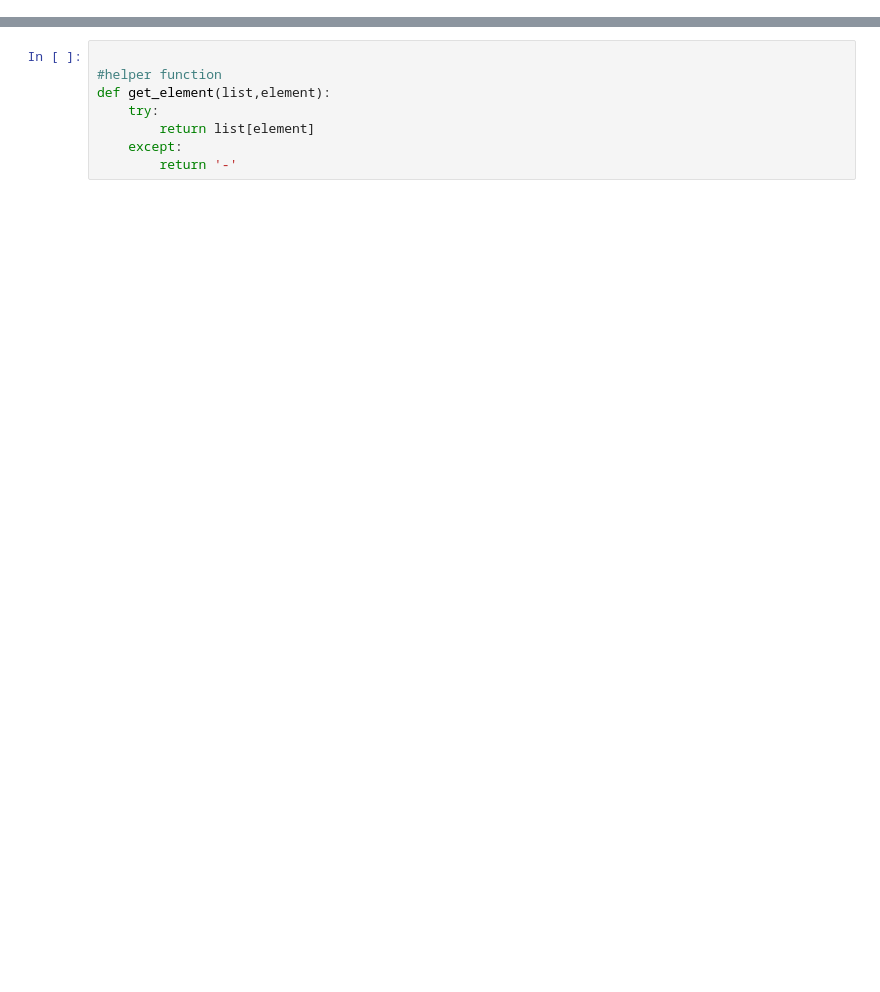
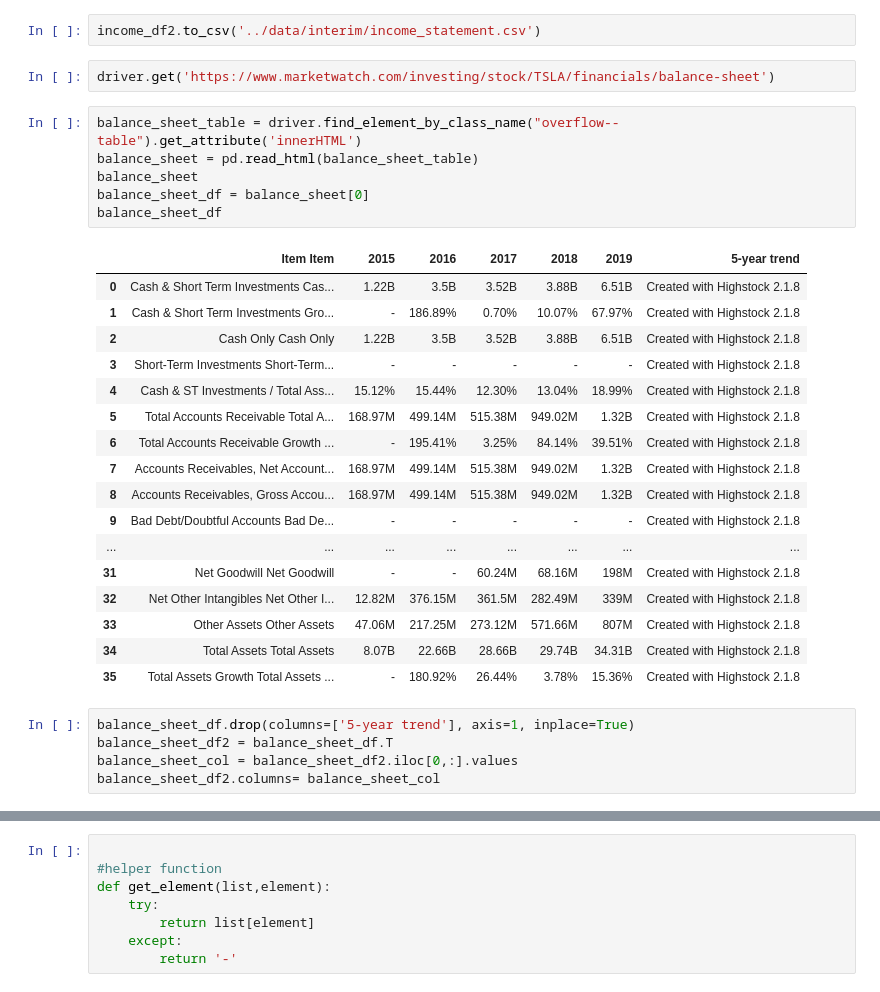
Before and after one commit to dgustave/Retail-Sentiment, a Jupyter notebook: notebooks/market_watch.ipynb, the cells around one changed output, grey strips where cells are left out. Saved outputs shown, nothing was run; the diff lists cells and outputs as text; blank space fills up the shorter version.

Commit message:
full marketW

```diff
--- a/notebooks/market_watch.ipynb
+++ b/notebooks/market_watch.ipynb
@@ -9,0 +140,33 @@ from selenium import webdriver
+# %%
+income_df2.to_csv('../data/interim/income_statement.csv')
+# %%
+driver.get('https://www.marketwatch.com/investing/stock/TSLA/financials/balance-sheet')
+# %%
+balance_sheet_table = driver.find_element_by_class_name("overflow--table").get_attribute('innerHTML')
+balance_sheet = pd.read_html(balance_sheet_table)
+balance_sheet
+balance_sheet_df = balance_sheet[0]
+balance_sheet_df
+# %% [output]
+|  | Item Item | 2015 | 2016 | 2017 | 2018 | 2019 | 5-year trend |
+| 0 | Cash & Short Term Investments Cas... | 1.22B | 3.5B | 3.52B | 3.88B | 6.51B | Created with Highstock 2.1.8 |
+| 1 | Cash & Short Term Investments Gro... | - | 186.89% | 0.70% | 10.07% | 67.97% | Created with Highstock 2.1.8 |
+| 2 | Cash Only Cash Only | 1.22B | 3.5B | 3.52B | 3.88B | 6.51B | Created with Highstock 2.1.8 |
+| 3 | Short-Term Investments Short-Term... | - | - | - | - | - | Created with Highstock 2.1.8 |
+| 4 | Cash & ST Investments / Total Ass... | 15.12% | 15.44% | 12.30% | 13.04% | 18.99% | Created with Highstock 2.1.8 |
+| 5 | Total Accounts Receivable Total A... | 168.97M | 499.14M | 515.38M | 949.02M | 1.32B | Created with Highstock 2.1.8 |
+| 6 | Total Accounts Receivable Growth ... | - | 195.41% | 3.25% | 84.14% | 39.51% | Created with Highstock 2.1.8 |
+| 7 | Accounts Receivables, Net Account... | 168.97M | 499.14M | 515.38M | 949.02M | 1.32B | Created with Highstock 2.1.8 |
+| 8 | Accounts Receivables, Gross Accou... | 168.97M | 499.14M | 515.38M | 949.02M | 1.32B | Created with Highstock 2.1.8 |
+| 9 | Bad Debt/Doubtful Accounts Bad De... | - | - | - | - | - | Created with Highstock 2.1.8 |
+| ... | ... | ... | ... | ... | ... | ... | ... |
+| 31 | Net Goodwill Net Goodwill | - | - | 60.24M | 68.16M | 198M | Created with Highstock 2.1.8 |
+| 32 | Net Other Intangibles Net Other I... | 12.82M | 376.15M | 361.5M | 282.49M | 339M | Created with Highstock 2.1.8 |
+| 33 | Other Assets Other Assets | 47.06M | 217.25M | 273.12M | 571.66M | 807M | Created with Highstock 2.1.8 |
+| 34 | Total Assets Total Assets | 8.07B | 22.66B | 28.66B | 29.74B | 34.31B | Created with Highstock 2.1.8 |
+| 35 | Total Assets Growth Total Assets ... | - | 180.92% | 26.44% | 3.78% | 15.36% | Created with Highstock 2.1.8 |
+# %%
+balance_sheet_df.drop(columns=['5-year trend'], axis=1, inplace=True)
+balance_sheet_df2 = balance_sheet_df.T
+balance_sheet_col = balance_sheet_df2.iloc[0,:].values
+balance_sheet_df2.columns= balance_sheet_col
```
Also changed, not shown: parts of 30 cells of this notebook, 4 other files.
